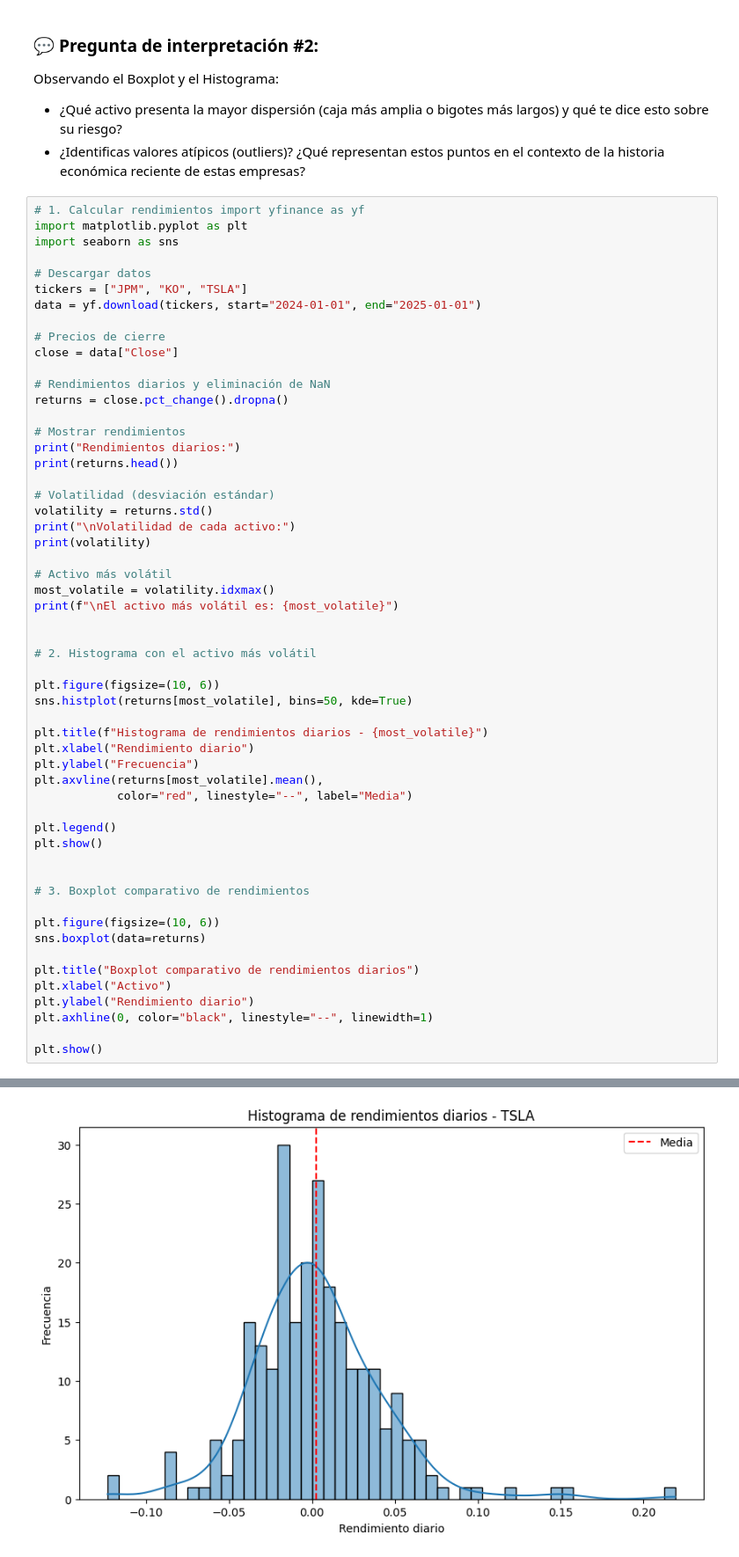
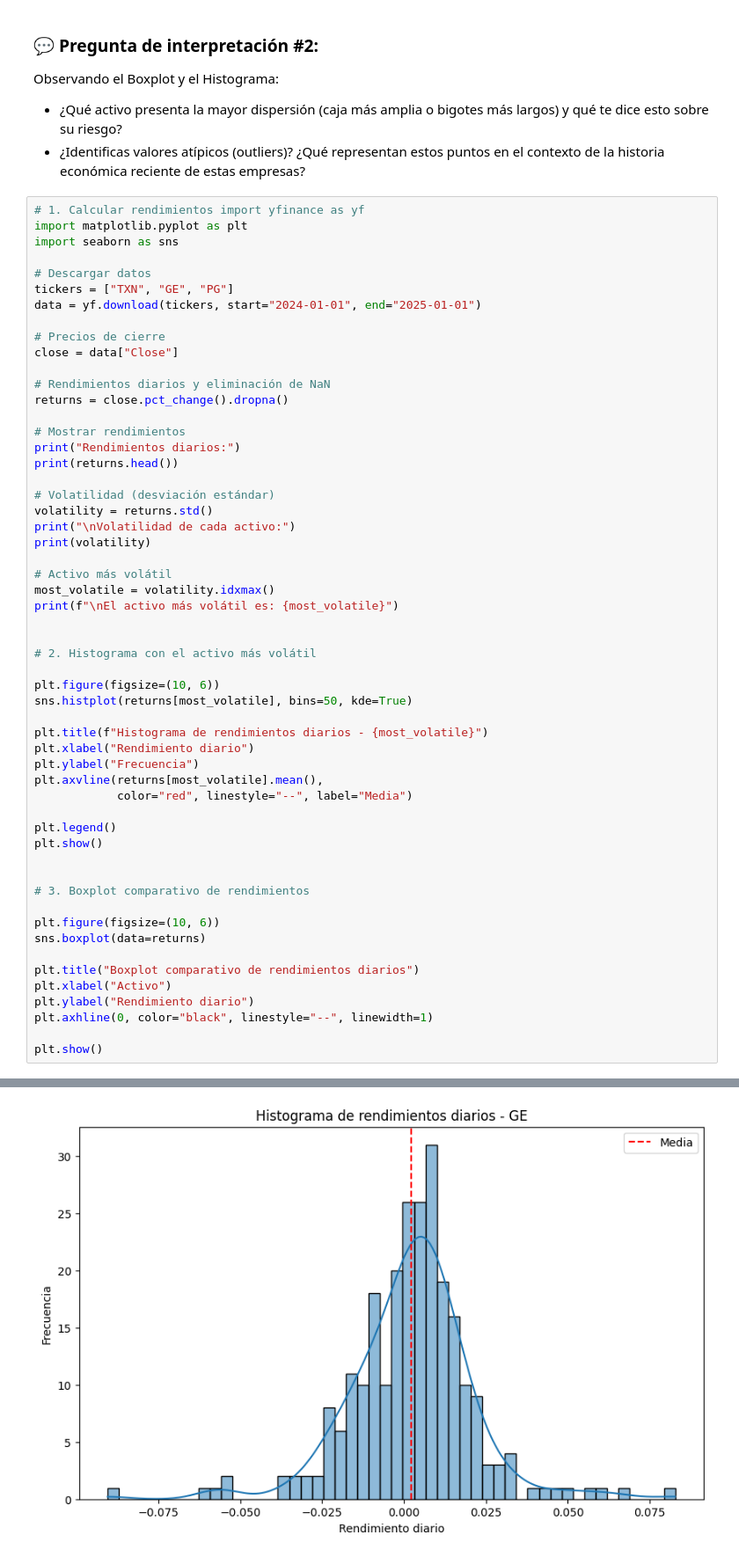
Before and after one commit to pinomaira21-afk/parcial-, a Jupyter notebook: Copia_de_S19_Analisis_Exploratorio_Portafolios.ipynb, the cells around one changed output, grey strips where cells are left out. Shown at 88% size. Saved outputs shown, nothing was run; the diff lists cells and outputs as text.

```diff
--- a/Copia_de_S19_Analisis_Exploratorio_Portafolios.ipynb
+++ b/Copia_de_S19_Analisis_Exploratorio_Portafolios.ipynb
@@ -126,7 +145,7 @@ import matplotlib.pyplot as plt
 import seaborn as sns
 
 # Descargar datos
-tickers = ["JPM", "KO", "TSLA"]
+tickers = ["TXN", "GE", "PG"]
 data = yf.download(tickers, start="2024-01-01", end="2025-01-01")
 
 # Precios de cierre
@@ -197 +216 @@ El activo más volátil es: TSLA
-[figure, old version]
+[figure, new version]
```
Also changed, not shown: parts of 13 cells of this notebook.
